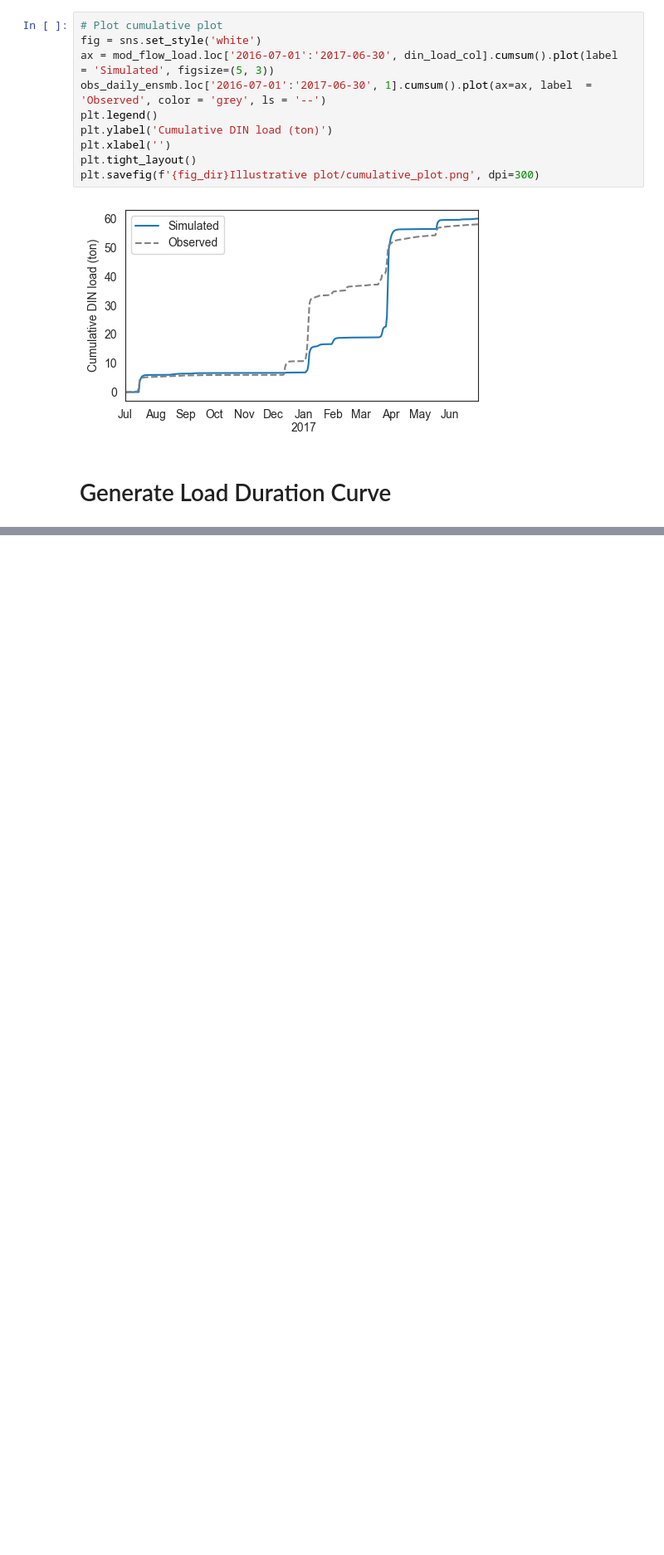
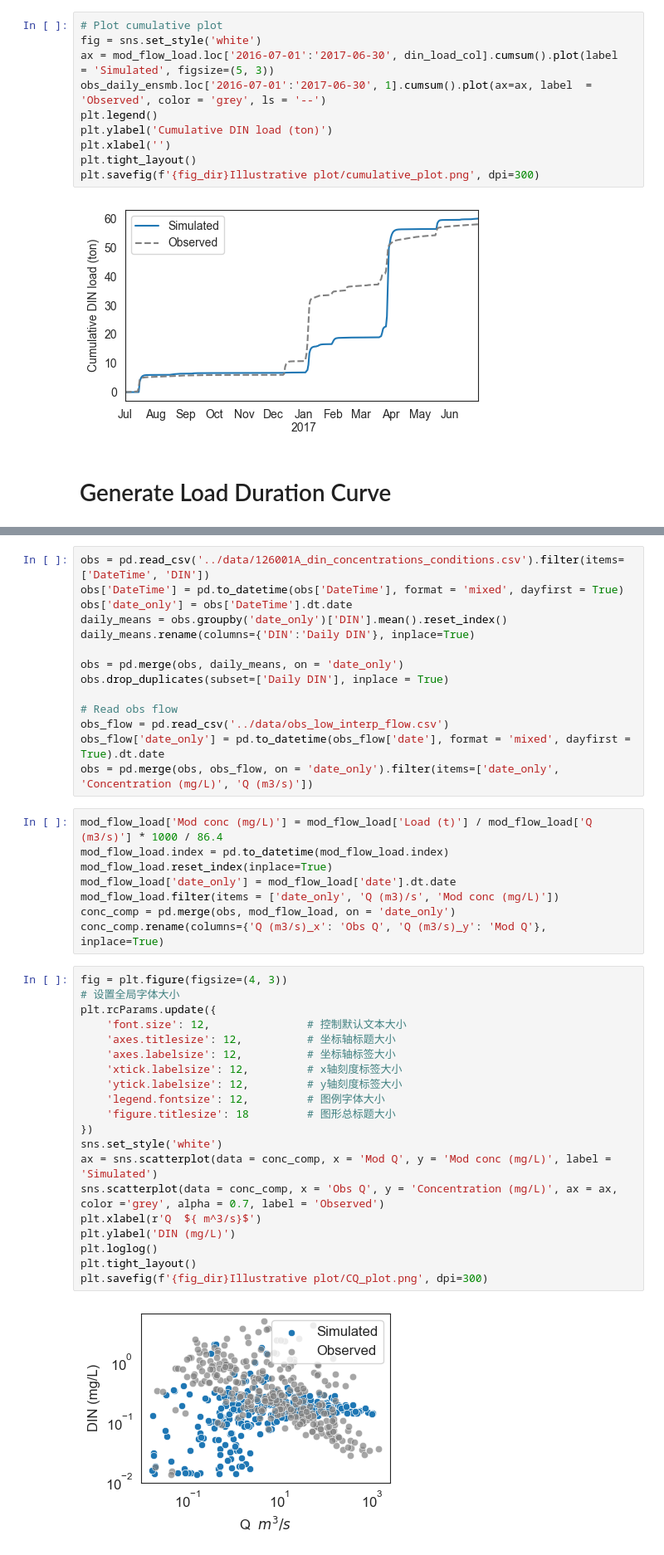
Before and after one commit to QianWanghhu/GraphEvalUnc, a Jupyter notebook: src/illustrative_plots.ipynb, the cells around one changed output, grey strips where cells are left out. Shown: that part at 83% size. Saved outputs shown, nothing was run; the diff lists cells and outputs as text; blank space fills up the shorter version.

```diff
--- a/src/illustrative_plots.ipynb
+++ b/src/illustrative_plots.ipynb
@@ -99,0 +173,44 @@ plt.savefig(f'{fig_dir}Illustrative plot/load_duration_curve.png', dpi=300)
+# %%
+obs = pd.read_csv('../data/126001A_din_concentrations_conditions.csv').filter(items=['DateTime', 'DIN'])
+obs['DateTime'] = pd.to_datetime(obs['DateTime'], format = 'mixed', dayfirst = True)
+obs['date_only'] = obs['DateTime'].dt.date
+daily_means = obs.groupby('date_only')['DIN'].mean().reset_index()
+daily_means.rename(columns={'DIN':'Daily DIN'}, inplace=True)
+
+obs = pd.merge(obs, daily_means, on = 'date_only')
+obs.drop_duplicates(subset=['Daily DIN'], inplace = True)
+
+# Read obs flow
+obs_flow = pd.read_csv('../data/obs_low_interp_flow.csv')
+obs_flow['date_only'] = pd.to_datetime(obs_flow['date'], format = 'mixed', dayfirst = True).dt.date
+obs = pd.merge(obs, obs_flow, on = 'date_only').filter(items=['date_only', 'Concentration (mg/L)', 'Q (m3/s)'])
+# %%
+mod_flow_load['Mod conc (mg/L)'] = mod_flow_load['Load (t)'] / mod_flow_load['Q (m3/s)'] * 1000 / 86.4
+mod_flow_load.index = pd.to_datetime(mod_flow_load.index)
+mod_flow_load.reset_index(inplace=True)
+mod_flow_load['date_only'] = mod_flow_load['date'].dt.date
+mod_flow_load.filter(items = ['date_only', 'Q (m3)/s', 'Mod conc (mg/L)'])
+conc_comp = pd.merge(obs, mod_flow_load, on = 'date_only')
+conc_comp.rename(columns={'Q (m3/s)_x': 'Obs Q', 'Q (m3/s)_y': 'Mod Q'}, inplace=True)
+# %%
+fig = plt.figure(figsize=(4, 3))
+# 设置全局字体大小
+plt.rcParams.update({
+    'font.size': 12,               # 控制默认文本大小
+    'axes.titlesize': 12,          # 坐标轴标题大小
+    'axes.labelsize': 12,          # 坐标轴标签大小
+    'xtick.labelsize': 12,         # x轴刻度标签大小
+    'ytick.labelsize': 12,         # y轴刻度标签大小
+    'legend.fontsize': 12,         # 图例字体大小
+    'figure.titlesize': 18         # 图形总标题大小
+})
+sns.set_style('white')
+ax = sns.scatterplot(data = conc_comp, x = 'Mod Q', y = 'Mod conc (mg/L)', label = 'Simulated')
+sns.scatterplot(data = conc_comp, x = 'Obs Q', y = 'Concentration (mg/L)', ax = ax, color ='grey', alpha = 0.7, label = 'Observed')
+plt.xlabel(r'Q  ${ m^3/s}$')
+plt.ylabel('DIN (mg/L)')
+plt.loglog()
+plt.tight_layout()
+plt.savefig(f'{fig_dir}Illustrative plot/CQ_plot.png', dpi=300)
+# %% [output]
+[figure, added]
```
Also changed, not shown: parts of 7 cells of this notebook, 5 other files.
